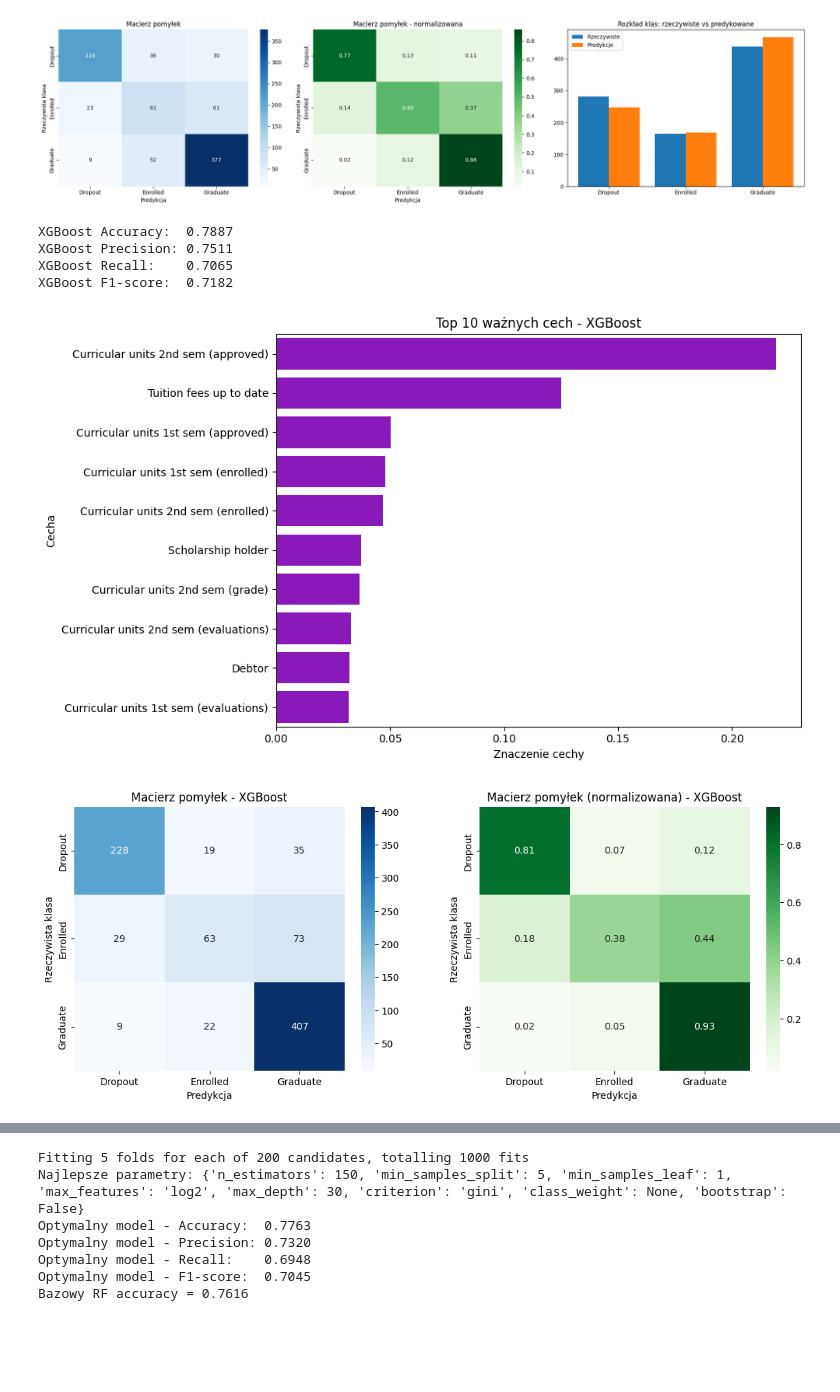
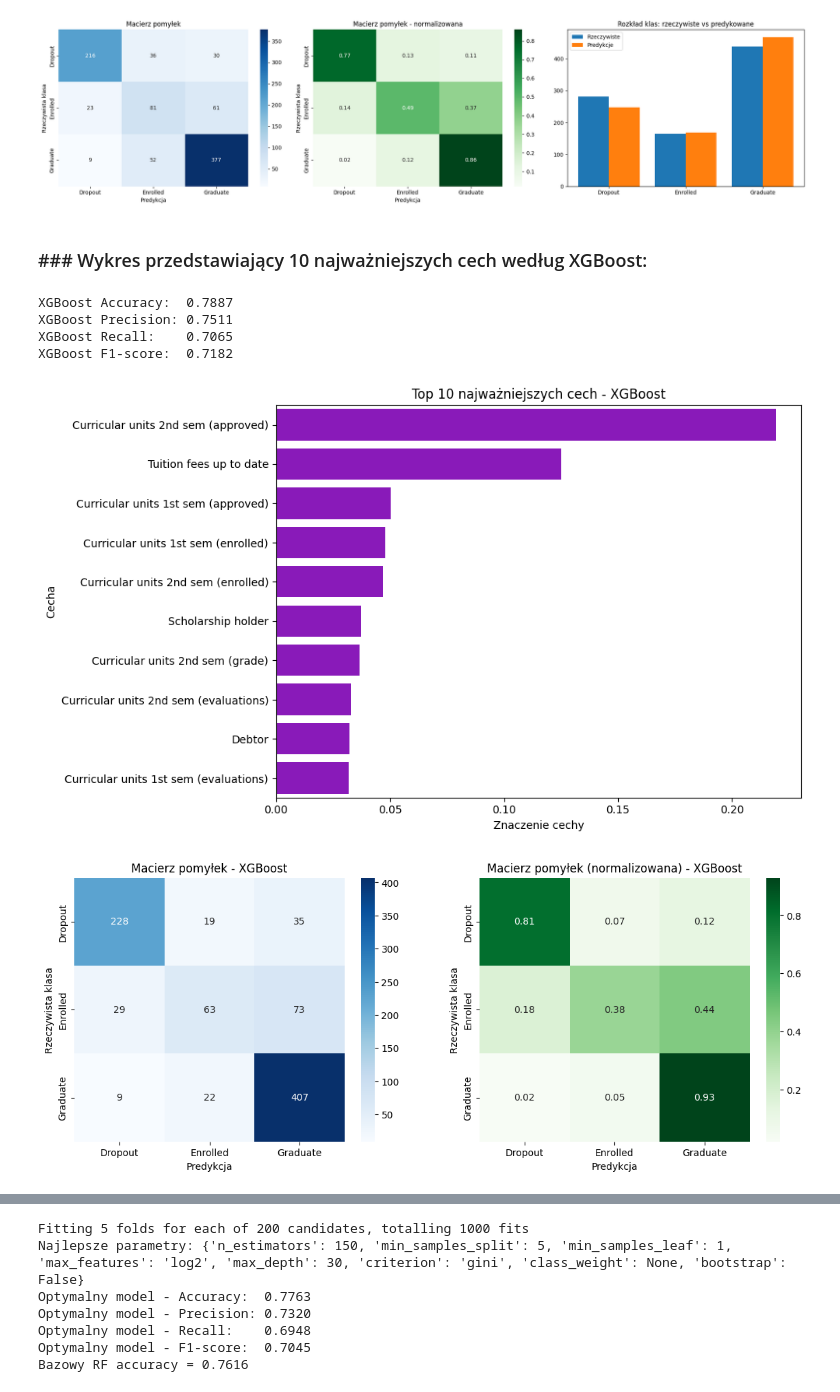
Before and after one commit to BladyWlodek/ProjektPMiNAI, a Jupyter notebook: model.ipynb, the cells around one changed output, grey strips where cells are left out. Drawn from its saved outputs; the diff is of its cells as text; code cells hidden in the pictures; blank space fills up the shorter version.

```diff
--- a/model.ipynb
+++ b/model.ipynb
@@ -382,6 +383,8 @@ plt.tight_layout()
 plt.show()
 # %% [output]
 [figure]
+# %% [markdown]
+### ### Wykres przedstawiający 10 najważniejszych cech według XGBoost:
 # %%
 xgb_model = XGBClassifier(
     n_estimators=300,
@@ -418,7 +421,7 @@ sns.barplot(
     y=xgb_feature_importances.head(10).index,
     color="darkviolet"
 )
-plt.title("Top 10 ważnych cech - XGBoost")
+plt.title("Top 10 najważniejszych cech - XGBoost")
 plt.xlabel("Znaczenie cechy")
 plt.ylabel("Cecha")
 plt.tight_layout()
@@ -450,34 +453,34 @@ sns.heatmap(
     xticklabels=labels,
     yticklabels=labels,
     ax=axes[1]
 )
 axes[1].set_title("Macierz pomyłek (normalizowana) - XGBoost")
 axes[1].set_xlabel("Predykcja")
 axes[1].set_ylabel("Rzeczywista klasa")
 actual_counts_xgb = y_test.value_counts().sort_index()
 pred_counts_xgb = pd.Series(xgb_y_pred).value_counts().sort_index()
 
 plt.figure(figsize=(8, 5))
 x_pos = range(len(labels))
 plt.bar([i - 0.2 for i in x_pos], actual_counts_xgb.values, width=0.4, label="Rzeczywiste")
 plt.bar(
     [i + 0.2 for i in x_pos],
     pred_counts_xgb.reindex(actual_counts_xgb.index, fill_value=0).values,
     width=0.4,
     label="Predykcje"
 )
 plt.xticks(list(x_pos), labels)
 plt.title("Rozkład klas: rzeczywiste vs predykowane (XGBoost)")
 plt.xlabel("Klasa")
 plt.ylabel("Liczba próbek")
 plt.legend()
 plt.show()
 # %% [output]
 XGBoost Accuracy:  0.7887
 XGBoost Precision: 0.7511
 XGBoost Recall:    0.7065
 XGBoost F1-score:  0.7182
-[figure, old version]
+[figure, new version]
 [figure]
 [figure]
 # %% [markdown]
```
Also changed, not shown: parts of 33 cells of this notebook, 1 other file.
